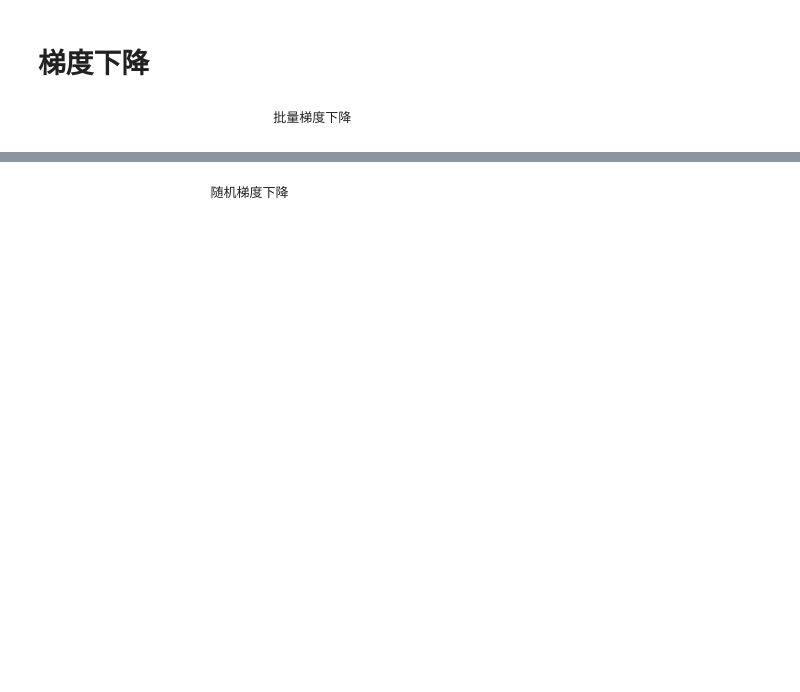
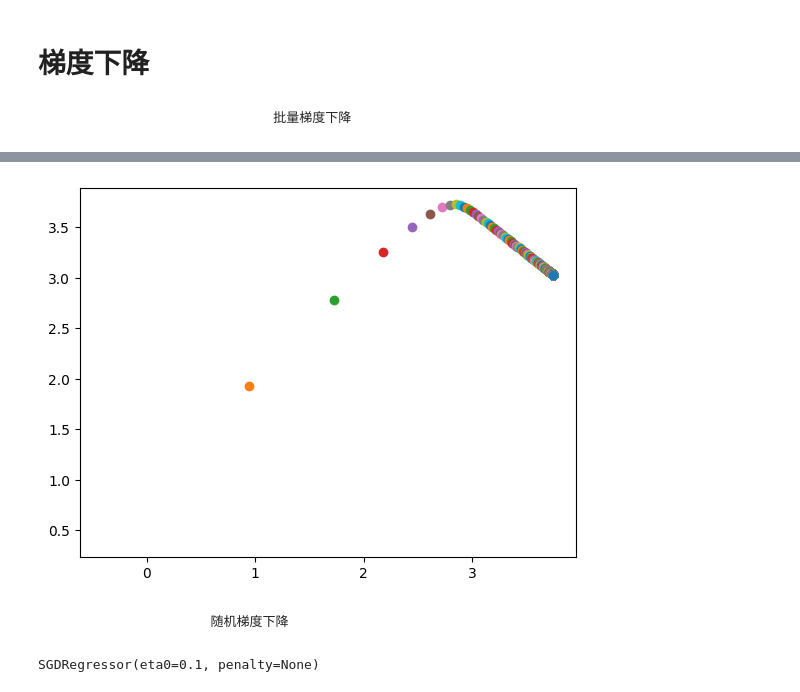
Before and after one commit to aksjfds/-, a Jupyter notebook: 训练模型/study.ipynb, the cells around one changed output, grey strips where cells are left out. Drawn from its saved outputs; the diff is of its cells as text; code cells hidden in the pictures; blank space fills up the shorter version.

```diff
--- a/训练模型/study.ipynb
+++ b/训练模型/study.ipynb
@@ -49,3 +58,18 @@ for iteration in range(n_iterations):
+# %%
+# 批量梯度下降法
+
+eta = 0.1 # 学习率
+n_iterations = 1000 # 迭代次数
+m = 100
+theta = np.random.randn(2,1) # 初始化参数
+
+plt.plot(theta[0], theta[1], linestyle='solid')
+for iteration in range(n_iterations):
+    gradients = 2/m * X_b.T.dot(X_b.dot(theta) - y) # 梯度，该公式详见pdf
+    theta = theta - eta * gradients
+    plt.plot(theta[0], theta[1], marker='o')
+# %% [output]
+[figure, added]
 # %% [markdown]
                         随机梯度下降
 # %%
@@ -66,3 +90,13 @@ for epoch in range(n_epochs):
         gradients = 2 * xi.T.dot(xi.dot(theta) - yi)    # 计算单个样本的梯度
         eta = learning_schedule(epoch * m + i)  # 一个会变化的学习率，逐步降低学习率
         theta = theta - eta * gradients
+# %%
+# sklearn 随机梯度下降
+from sklearn.linear_model import SGDRegressor
+
+# 该类默认优化平方误差成本函数。以下代码最多可运行1000个轮次，或者直到一个轮次期间损失下降小于0.001为止
+# 以0.1（eta0=0.1）的学习率开始。最后，它不使用任何正则化（penalty=None
+sgd_reg = SGDRegressor(max_iter=1000, tol=1e-3, penalty=None, eta0=0.1)
+sgd_reg.fit(X, y.ravel())
+# %% [output]
+SGDRegressor(eta0=0.1, penalty=None)
```
Also changed, not shown: parts of 40 cells of this notebook, 1 other file.
